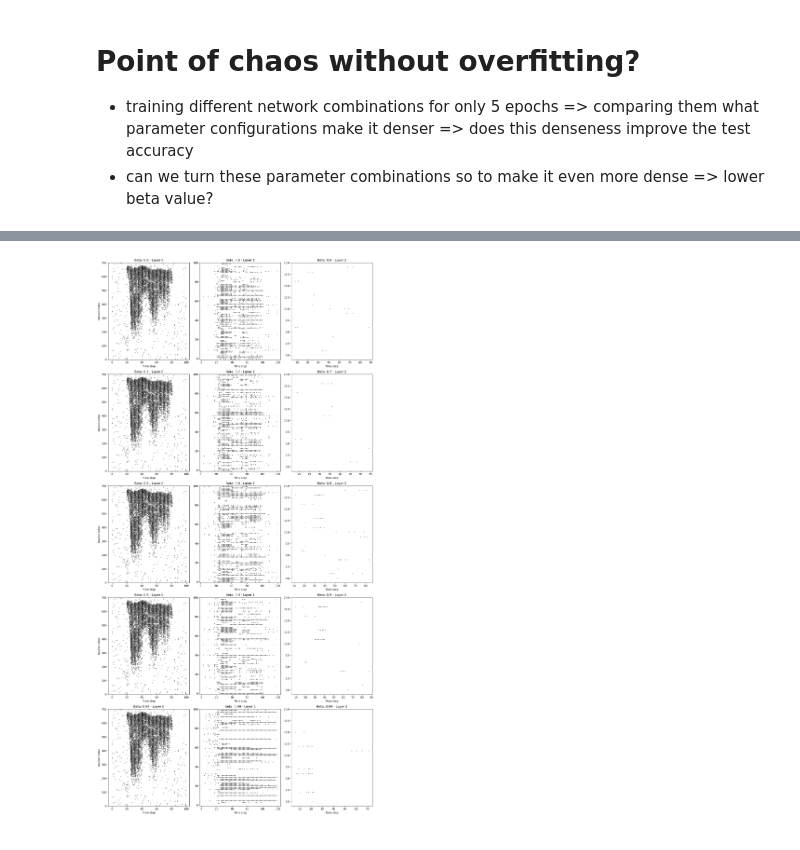
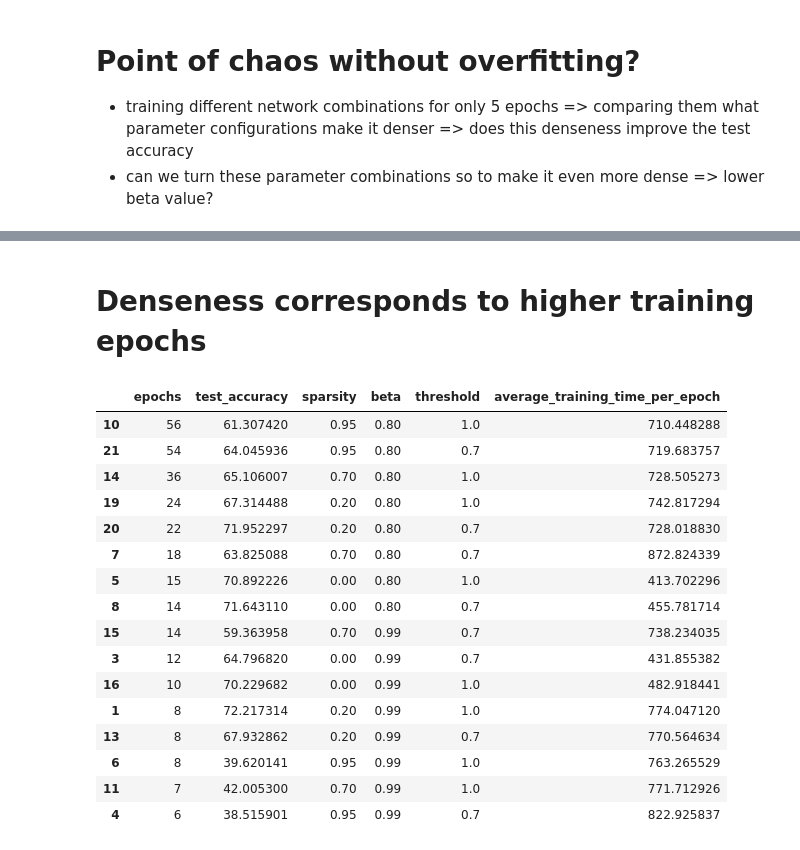
Before and after one commit to ForzaMark/whk-snn, a Jupyter notebook: heidelberg_implementation/point_of_chaos_experiment.ipynb, the cells around one changed output, grey strips where cells are left out. Drawn from its saved outputs; the diff is of its cells as text; code cells hidden in the pictures.

```diff
--- a/heidelberg_implementation/point_of_chaos_experiment.ipynb
+++ b/heidelberg_implementation/point_of_chaos_experiment.ipynb
@@ -98,7 +90,7 @@ import torch
 
 NUMBER_HIDDEN_NEURONS = 100
 NUMBER_HIDDEN_LAYER = 1
-BETAS = [0.6, 0.7, 0.8, 0.9, 0.99]
+BETAS = [0.6, 0.8, 0.99]
 threshold = 1
 
 models = []
@@ -119,5 +111,5 @@ for beta in BETAS:
     models.append(model)
 
 plot_layer_development(models, [f'Beta: {beta}' for beta in BETAS])
-# %% [output]
-[figure, removed]
+# %% [markdown]
+# Denseness corresponds to higher training epochs
@@ -123,0 +121,41 @@ plot_layer_development(models, [f'Beta: {beta}' for beta in BETAS])
+# %%
+from glob import glob
+import json
+import pandas as pd
+
+files = glob('./output/experiments_layer_development_investigation/*.json')
+
+all_dicts = []
+
+for file in files:
+    with open(file, "r") as f:
+        data = json.load(f)
+        all_dicts.append(data)
+
+sparsity_evaluation = pd.DataFrame(all_dicts)
+
+sparsity_evaluation["average_training_time_per_epoch"] = sparsity_evaluation["time"] / sparsity_evaluation["epochs"]
+
+sparsity_evaluation = sparsity_evaluation[(sparsity_evaluation["beta"] >= 0.8) & (sparsity_evaluation["threshold"] <= 1) ]
+
+sparsity_evaluation = (sparsity_evaluation.sort_values("epochs", ascending=False))[["epochs", "test_accuracy", "sparsity", "beta", "threshold", "average_training_time_per_epoch"]]
+
+sparsity_evaluation
+# %% [output]
+|  | epochs | test_accuracy | sparsity | beta | threshold | average_training_time_per_epoch |
+| 10 | 56 | 61.307420 | 0.95 | 0.80 | 1.0 | 710.448288 |
+| 21 | 54 | 64.045936 | 0.95 | 0.80 | 0.7 | 719.683757 |
+| 14 | 36 | 65.106007 | 0.70 | 0.80 | 1.0 | 728.505273 |
+| 19 | 24 | 67.314488 | 0.20 | 0.80 | 1.0 | 742.817294 |
+| 20 | 22 | 71.952297 | 0.20 | 0.80 | 0.7 | 728.018830 |
+| 7 | 18 | 63.825088 | 0.70 | 0.80 | 0.7 | 872.824339 |
+| 5 | 15 | 70.892226 | 0.00 | 0.80 | 1.0 | 413.702296 |
+| 8 | 14 | 71.643110 | 0.00 | 0.80 | 0.7 | 455.781714 |
+| 15 | 14 | 59.363958 | 0.70 | 0.99 | 0.7 | 738.234035 |
+| 3 | 12 | 64.796820 | 0.00 | 0.99 | 0.7 | 431.855382 |
+| 16 | 10 | 70.229682 | 0.00 | 0.99 | 1.0 | 482.918441 |
+| 1 | 8 | 72.217314 | 0.20 | 0.99 | 1.0 | 774.047120 |
+| 13 | 8 | 67.932862 | 0.20 | 0.99 | 0.7 | 770.564634 |
+| 6 | 8 | 39.620141 | 0.95 | 0.99 | 1.0 | 763.265529 |
+| 11 | 7 | 42.005300 | 0.70 | 0.99 | 1.0 | 771.712926 |
+| 4 | 6 | 38.515901 | 0.95 | 0.99 | 0.7 | 822.925837 |
```
Also changed, not shown: parts of 7 cells of this notebook, 10 other files.
